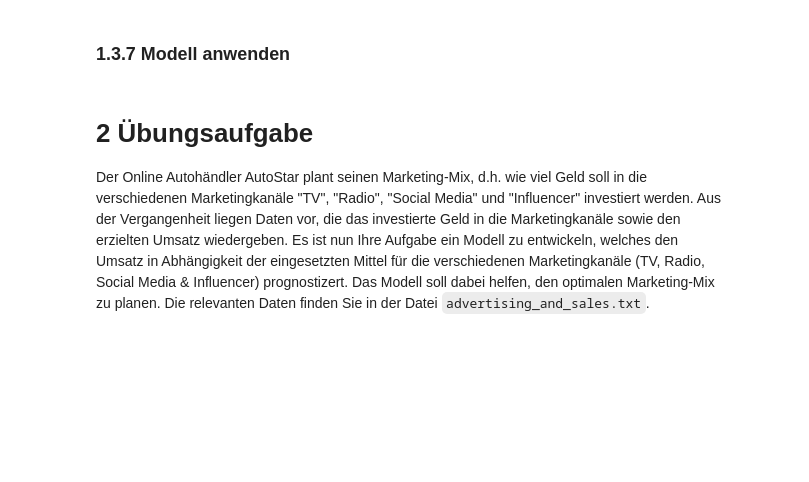
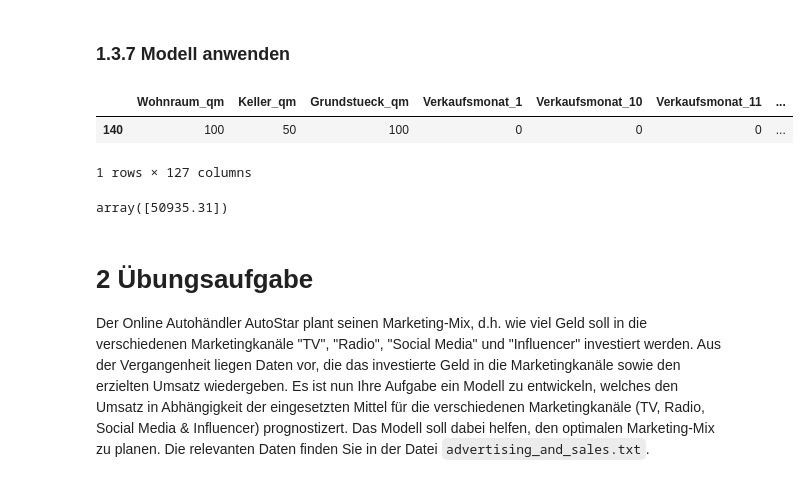
Before and after one commit to AlexKressner/Industrielles_Management, a Jupyter notebook: House_Price_Prediction.ipynb, the cells around one changed output. Saved outputs shown, nothing was run; the diff lists cells and outputs as text; code cells hidden in the pictures; blank space fills up the shorter version.

```diff
--- a/House_Price_Prediction.ipynb
+++ b/House_Price_Prediction.ipynb
@@ -154,13 +246,21 @@ plt.show()
 # %%
 immobilie = X_test.head(1).copy()
 # %%
-immobilie["Wohnraum_qm"]= 500
-immobilie["Keller_qm"]= 500
-immobilie["Grundstueck_qm"]= 10
-immobilie["Verkaufsmonat_4"]= 0
-immobilie["Verkaufsmonat_6"]= 1
+immobilie["Wohnraum_qm"]= 100
+immobilie["Keller_qm"]= 50
+immobilie["Grundstueck_qm"]= 100
+immobilie["Verkaufsmonat_4"]= 1
+immobilie["Verkaufsmonat_6"]= 0
+# %%
+immobilie
+# %% [output]
+|  | Wohnraum_qm | Keller_qm | Grundstueck_qm | Verkaufsmonat_1 | Verkaufsmonat_10 | Verkaufsmonat_11 | ... |
+| 140 | 100 | 50 | 100 | 0 | 0 | 0 | ... |
+1 rows × 127 columns
 # %%
 model.predict(immobilie)
+# %% [output]
+array([50935.31])
 # %% [markdown]
 # 2 Übungsaufgabe
 Der Online Autohändler AutoStar plant seinen Marketing-Mix, d.h. wie viel Geld soll in die verschiedenen Marketingkanäle "TV", "Radio", "Social Media" und "Influencer" investiert werden. Aus der Vergangenheit liegen Daten vor, die das investierte Geld in die Marketingkanäle sowie den erzielten Umsatz wiedergeben. Es ist nun Ihre Aufgabe ein Modell zu entwickeln, welches den Umsatz in Abhängigkeit der eingesetzten Mittel für die verschiedenen Marketingkanäle (TV, Radio, Social Media & Influencer) prognostizert. Das Modell soll dabei helfen, den optimalen Marketing-Mix zu planen. Die relevanten Daten finden Sie in der Datei `advertising_and_sales.txt`.
```
Also changed, not shown: parts of 34 cells of this notebook.
